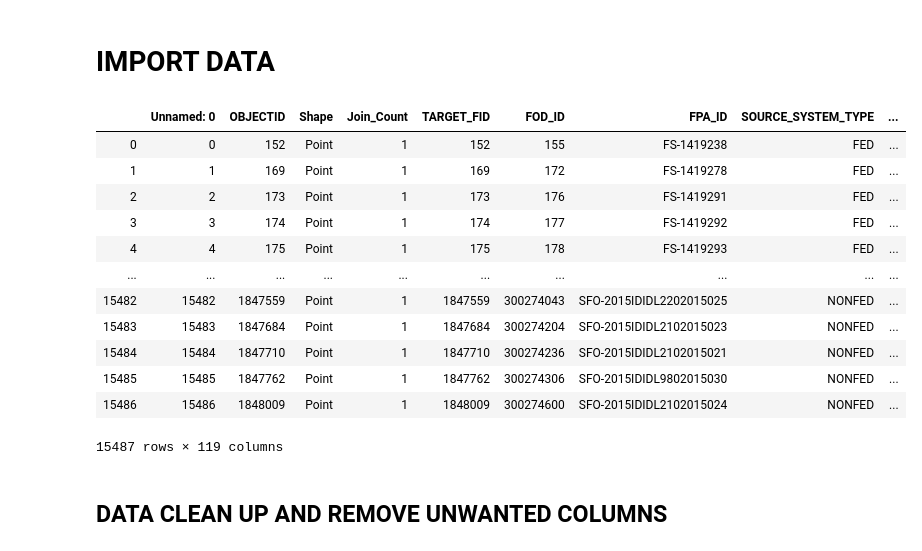
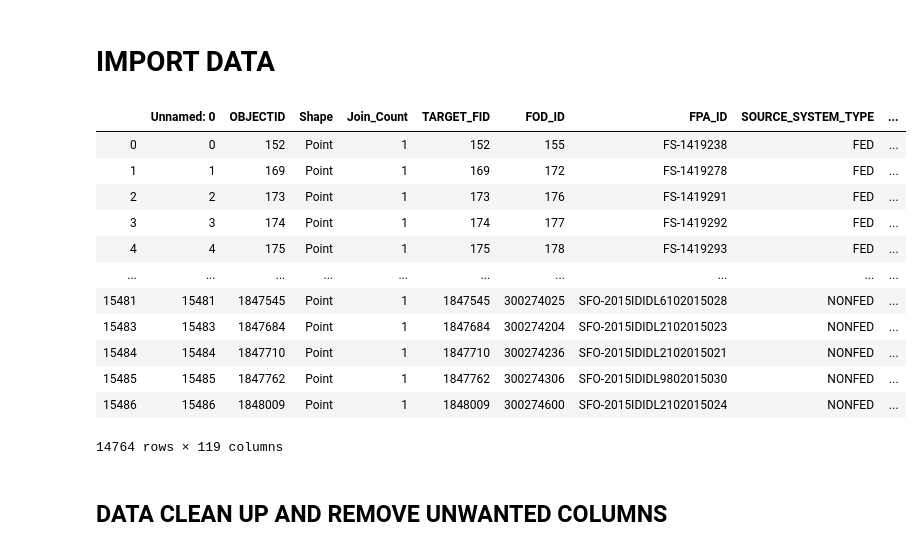
Before and after one commit to vc-adams/Idaho_Wildfires_Dashboard, a Jupyter notebook: ML_Model/ML_NN_Model_v2_EO.ipynb, the cells around one changed output. Drawn from its saved outputs; the diff is of its cells as text; code cells hidden in the pictures.

```diff
--- a/ML_Model/ML_NN_Model_v2_EO.ipynb
+++ b/ML_Model/ML_NN_Model_v2_EO.ipynb
@@ -37,6 +37,14 @@ from sklearn.model_selection import train_test_split
 from sklearn.neighbors import KNeighborsClassifier
 from sklearn.preprocessing import StandardScaler
 from sklearn.datasets import make_classification
+# %%
+idahoCounties = ['Ada', 'Adams', 'Bannock', 'Benewah', 'Bingham', 'Blaine', 'Boise', 'Bonner', 'Bonneville', 'Boundary','Butte',
+ 'Camas', 'Canyon', 'Caribou', 'Cassia', 'Clark', 'Clearwater', 'Custer', 'Elmore', 'Franklin', 'Fremont', 'Gem', 'Gooding',
+ 'Idaho', 'Jefferson', 'Jerome' 'Kootenai', 'Latah', 'Lemhi', 'Lewis', 'Lincoln', 'Madison', 'Minidoka','Nez Perce',
+ 'Oneida', 'Owyhee', 'Payette', 'Power', 'Shoshone', 'Teton', 'Twin Falls', 'Valley', 'Washington']
+
+
+notIdahoCounties = ['Baker', 'Beaverhead', 'Box Elder', 'Elko', 'Gallatin', 'Malheur', 'Mineral', 'Missoula', 'Ravalli', 'Sanders']
 # %% [markdown]
 # IMPORT DATA
 # %%
@@ -47,32 +55,36 @@ idahoFireWeatherDrought = os.path.join("..", "Data", "fires_Idaho_2000_2015_drou
 idaho_Fire_Weather_Drought_df = pd.read_csv(idahoFireWeatherDrought)
 # fires_Idaho_df = pd.read_csv(idahoFires, dtype={"LOCAL_INCIDENT_ID": 'string', "FIRE_NAME": 'string'})
 # %%
-# Convert date to datetime format
+# CONVERT DATE TO DATETIME FORMAT
 idaho_Fire_Weather_Drought_df['DISCOVERY_DATE_CONVERTED'] = pd.to_datetime(idaho_Fire_Weather_Drought_df['DISCOVERY_DATE_CONVERTED'])
 idaho_Fire_Weather_Drought_df['CONT_DATE_CONVERTED'] = pd.to_datetime(idaho_Fire_Weather_Drought_df['CONT_DATE_CONVERTED'])
 
 # CREATE COLUMNS WE NEED
 idaho_Fire_Weather_Drought_df['FIRE_DAYS'] = (((idaho_Fire_Weather_Drought_df['CONT_DOY']) + 1) - idaho_Fire_Weather_Drought_df['DISCOVERY_DOY'])
 idaho_Fire_Weather_Drought_df['COUNTY_NAME'] = (idaho_Fire_Weather_Drought_df['FIPS_NAME'])
+# Create month column
+idaho_Fire_Weather_Drought_df['DISCOVERY_MONTH_CONVERTED']=idaho_Fire_Weather_Drought_df['DISCOVERY_DATE_CONVERTED'].apply(lambda x: int(x.strftime('%m')))
 
-idaho_Fire_Weather_Drought_df['DISCOVERY_MONTH_CONVERTED']=idaho_Fire_Weather_Drought_df['DISCOVERY_DATE_CONVERTED'].apply(lambda x: int(x.strftime('%m')))
+# FILTER ROWS FOR FIRES IN COUNTIES OUTSIDE IDAHO
+idaho_Fire_Weather_Drought_df = idaho_Fire_Weather_Drought_df[idaho_Fire_Weather_Drought_df['NAME'].isin(idahoCounties)]
+
 # View the Data in the Dataframe
 # print(idaho_Fire_Weather_df.keys())
 idaho_Fire_Weather_Drought_df
 # %% [output]
 |  | Unnamed: 0 | OBJECTID | Shape | Join_Count | TARGET_FID | FOD_ID | FPA_ID | SOURCE_SYSTEM_TYPE | ... |
 | 0 | 0 | 152 | Point | 1 | 152 | 155 | FS-1419238 | FED | ... |
 | 1 | 1 | 169 | Point | 1 | 169 | 172 | FS-1419278 | FED | ... |
 | 2 | 2 | 173 | Point | 1 | 173 | 176 | FS-1419291 | FED | ... |
 | 3 | 3 | 174 | Point | 1 | 174 | 177 | FS-1419292 | FED | ... |
 | 4 | 4 | 175 | Point | 1 | 175 | 178 | FS-1419293 | FED | ... |
 | ... | ... | ... | ... | ... | ... | ... | ... | ... | ... |
-| 15482 | 15482 | 1847559 | Point | 1 | 1847559 | 300274043 | SFO-2015IDIDL2202015025 | NONFED | ... |
+| 15481 | 15481 | 1847545 | Point | 1 | 1847545 | 300274025 | SFO-2015IDIDL6102015028 | NONFED | ... |
 | 15483 | 15483 | 1847684 | Point | 1 | 1847684 | 300274204 | SFO-2015IDIDL2102015023 | NONFED | ... |
 | 15484 | 15484 | 1847710 | Point | 1 | 1847710 | 300274236 | SFO-2015IDIDL2102015021 | NONFED | ... |
 | 15485 | 15485 | 1847762 | Point | 1 | 1847762 | 300274306 | SFO-2015IDIDL9802015030 | NONFED | ... |
 | 15486 | 15486 | 1848009 | Point | 1 | 1848009 | 300274600 | SFO-2015IDIDL2102015024 | NONFED | ... |
-15487 rows × 119 columns
+14764 rows × 119 columns
 # %% [markdown]
 ## DATA CLEAN UP AND REMOVE UNWANTED COLUMNS
 # %%
```
Also changed, not shown: parts of 13 cells of this notebook, 8 other files.
